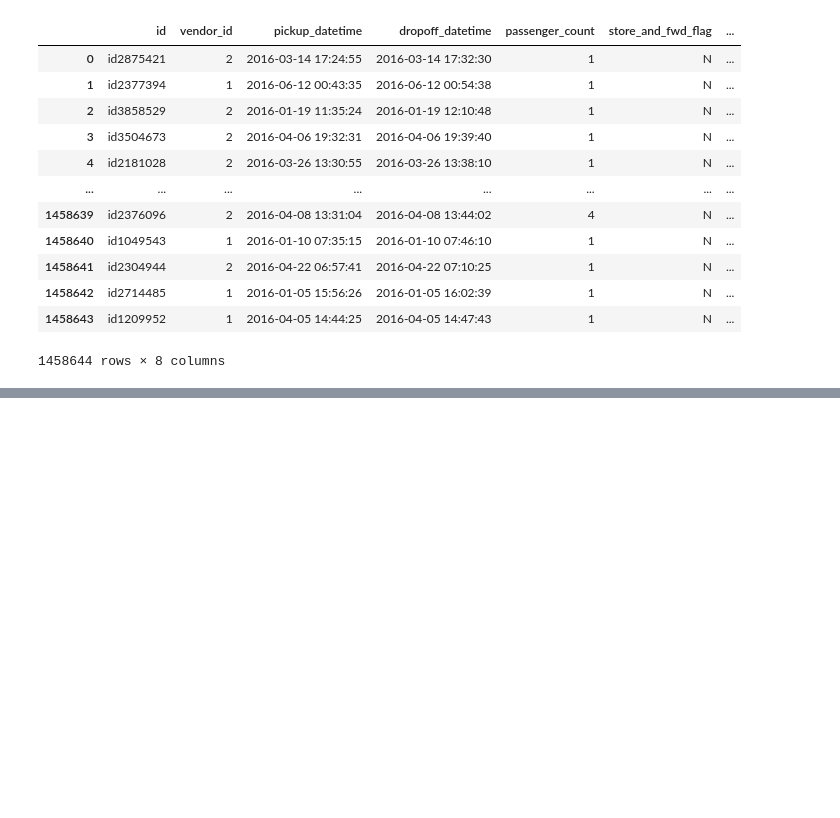
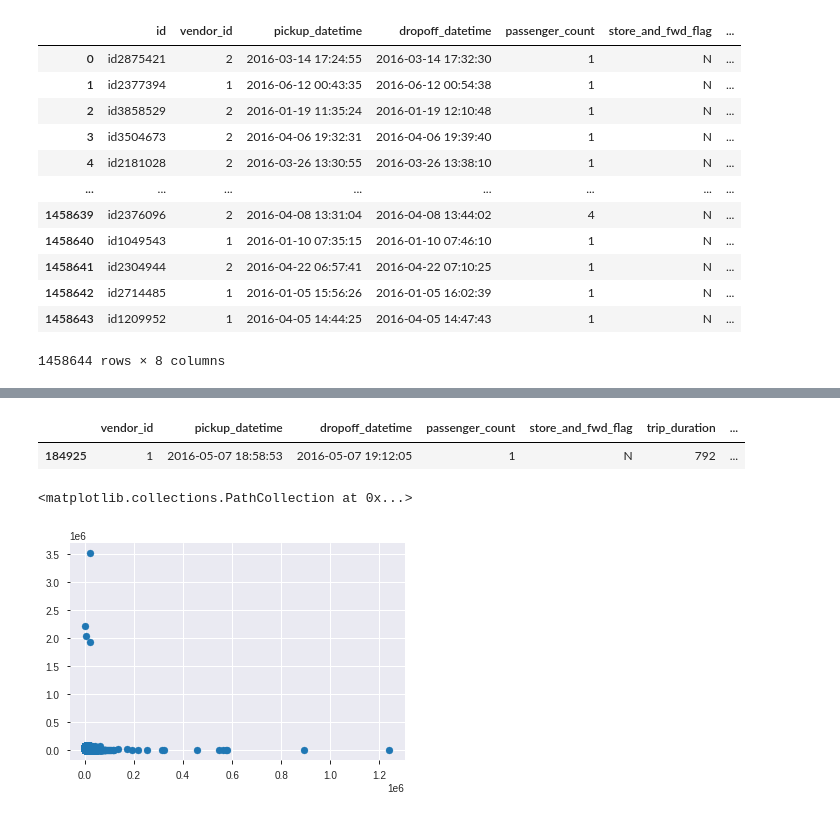
Before and after one commit to deepskandpal/hands-on-machine-learning, a Jupyter notebook: Newyork_taxi_ETA.ipynb, the cells around one changed output, grey strips where cells are left out. Drawn from its saved outputs; the diff is of its cells as text; code cells hidden in the pictures; blank space fills up the shorter version.

Commit message:
adding some central tendencies properties to understand data

```diff
--- a/Newyork_taxi_ETA.ipynb
+++ b/Newyork_taxi_ETA.ipynb
@@ -137,0 +123,4 @@ train_data_cpy.plot(x ='trip_duration', y='distance', kind = 'line')
+# %%
+train_data_cpy = train_data_cpy.round({"trip_duration":2, "distance":2})
+
+train_data_cpy.head()
@@ -137,0 +160,6 @@ train_data_cpy.plot(x ='trip_duration', y='distance', kind = 'line')
+# %%
+train_data[train_data.trip_duration == train_data.trip_duration.max()]
+train_data_cpy[train_data_cpy.distance == train_data_cpy.distance.max()]
+# %% [output]
+|  | vendor_id | pickup_datetime | dropoff_datetime | passenger_count | store_and_fwd_flag | trip_duration | ... |
+| 184925 | 1 | 2016-05-07 18:58:53 | 2016-05-07 19:12:05 | 1 | N | 792 | ... |
@@ -138,3 +175,8 @@ train_data_cpy.plot(x ='trip_duration', y='distance', kind = 'line')
+# %%
+plt.scatter(train_data_cpy['distance'],train_data_cpy['trip_duration'])
+# %% [output]
+<matplotlib.collections.PathCollection at 0x...>
+[figure, added]
 # %%
 train_data_cpy['pickup_datetime'] = pd.to_datetime(train_data_cpy['pickup_datetime'])
 train_data_cpy['dropoff_datetime'] = pd.to_datetime(train_data_cpy['dropoff_datetime'])
```
Also changed, not shown: parts of 8 cells of this notebook.
